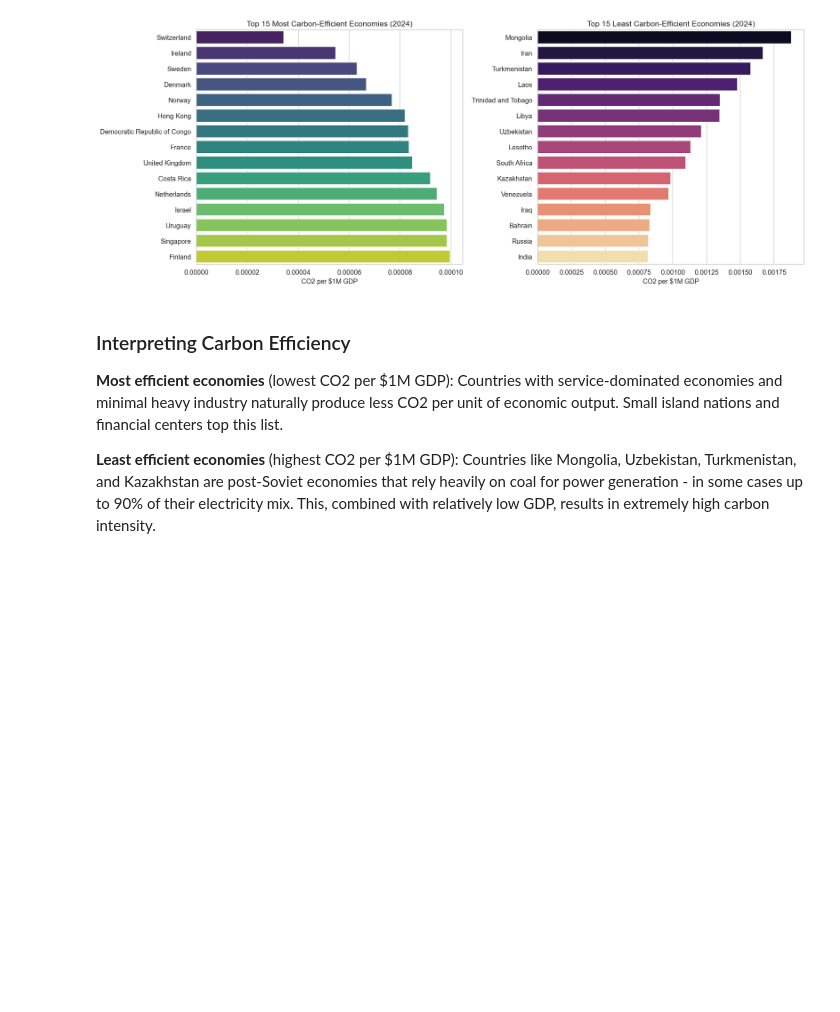
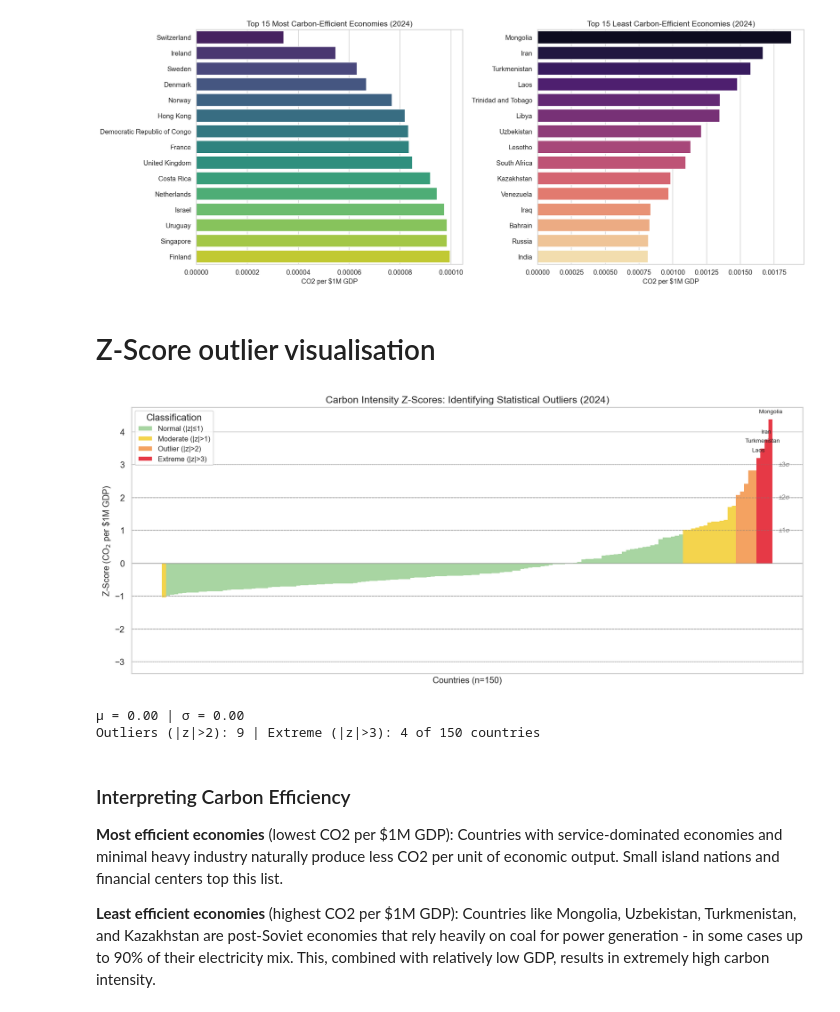
Before and after one commit to fabianfrank-dev/carbon_analysis, a Jupyter notebook: data_analytics_project.ipynb, the cells around one changed output. Saved outputs shown, nothing was run; the diff lists cells and outputs as text; code cells hidden in the pictures; blank space fills up the shorter version.

Commit message:
Added Z-Score outlier visualisation for Carbon Intensity

```diff
--- a/data_analytics_project.ipynb
+++ b/data_analytics_project.ipynb
@@ -537,6 +545,78 @@ Passing `palette` without assigning `hue` is deprecated and will be removed in v
 
   sns.barplot(ax=ax2, x='co2_per_gdp', y='country', data=least_efficient, palette='magma')
 [figure]
+# %% [markdown]
+# Z-Score outlier visualisation
+# %%
+# Outlier Detection: Carbon Intensity Z-Scores (NumPy)
+mask = (main_df['year'] == 2024) & (main_df['population'] > 1_000_000) & (main_df['co2_per_gdp'] > 0)
+df_z = main_df.loc[mask, ['country', 'co2_per_gdp']].copy()
+
+# compute z-scores with numpy
+values = df_z['co2_per_gdp'].values
+mu = np.mean(values)
+sigma = np.std(values)
+df_z['z_score'] = (values - mu) / sigma
+
+# classify each country by z-score band
+df_z['band'] = np.select(
+    [np.abs(df_z['z_score'].values) > 3,
+     np.abs(df_z['z_score'].values) > 2,
+     np.abs(df_z['z_score'].values) > 1],
+    ['Extreme (|z|>3)', 'Outlier (|z|>2)', 'Moderate (|z|>1)'],
+    default='Normal (|z|≤1)'
+)
+
+# sort for plotting
+df_z = df_z.sort_values('z_score', ascending=True).reset_index(drop=True)
+
+# ── plot ──
+fig, ax = plt.subplots(figsize=(14, 6))
+
+palette = {
+    'Normal (|z|≤1)': '#a8d5a2',
+    'Moderate (|z|>1)': '#f4d44d',
+    'Outlier (|z|>2)': '#f4a261',
+    'Extreme (|z|>3)': '#e63946'
+}
+
+ax.bar(range(len(df_z)), df_z['z_score'], color=df_z['band'].map(palette), width=1.0, edgecolor='none')
+
+# z-score threshold bands
+for z_val, ls, lbl in [(0, '-', 'Mean'), (1, '--', '±1σ'), (2, '--', '±2σ'), (3, ':', '±3σ')]:
+    ax.axhline(z_val, color='grey', linestyle=ls, linewidth=0.8, alpha=0.7)
+    if z_val > 0:
+        ax.axhline(-z_val, color='grey', linestyle=ls, linewidth=0.8, alpha=0.7)
+        ax.text(len(df_z) + 1, z_val, lbl, va='center', fontsize=9, color='grey')
+
+# label extreme outliers
+for _, row in df_z[np.abs(df_z['z_score'].values) > 3].iterrows():
+    idx = df_z.index[df_z['country'] == row['country']][0]
+    ax.text(idx, row['z_score'] + np.sign(row['z_score']) * 0.15,
+            row['country'], ha='center', va='bottom', fontsize=8)
+
+ax.set_title('Carbon Intensity Z-Scores: Identifying Statistical Outliers (2024)')
+ax.set_xlabel(f'Countries (n={len(df_z)})')
+ax.set_ylabel('Z-Score (CO$_2$ per \\$1M GDP)')
+ax.set_xticks([])
+
+# legend
+from matplotlib.patches import Patch
+legend_handles = [Patch(facecolor=c, label=l) for l, c in palette.items()]
+ax.legend(handles=legend_handles, loc='upper left', title='Classification')
+
+plt.tight_layout()
+plt.show()
+
+# summary statistics
+n_outliers = np.sum(np.abs(df_z['z_score'].values) > 2)
+n_extreme = np.sum(np.abs(df_z['z_score'].values) > 3)
+print(f"μ = {mu:.2f} | σ = {sigma:.2f}")
+print(f"Outliers (|z|>2): {n_outliers} | Extreme (|z|>3): {n_extreme} of {len(df_z)} countries")
+# %% [output]
+[figure, added]
+μ = 0.00 | σ = 0.00
+Outliers (|z|>2): 9 | Extreme (|z|>3): 4 of 150 countries
 # %% [markdown]
 ### Interpreting Carbon Efficiency
 
```
Also changed, not shown: parts of 3 cells of this notebook.
